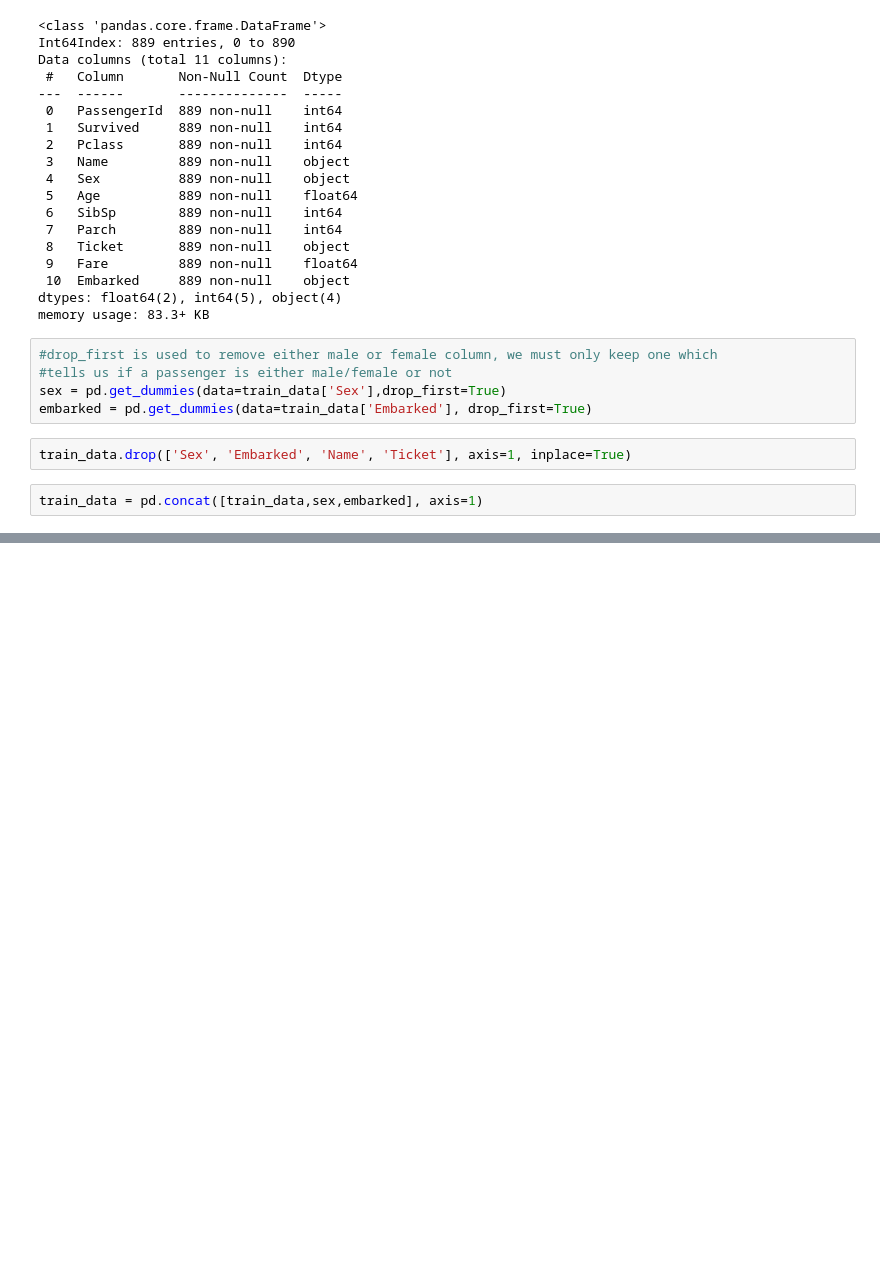
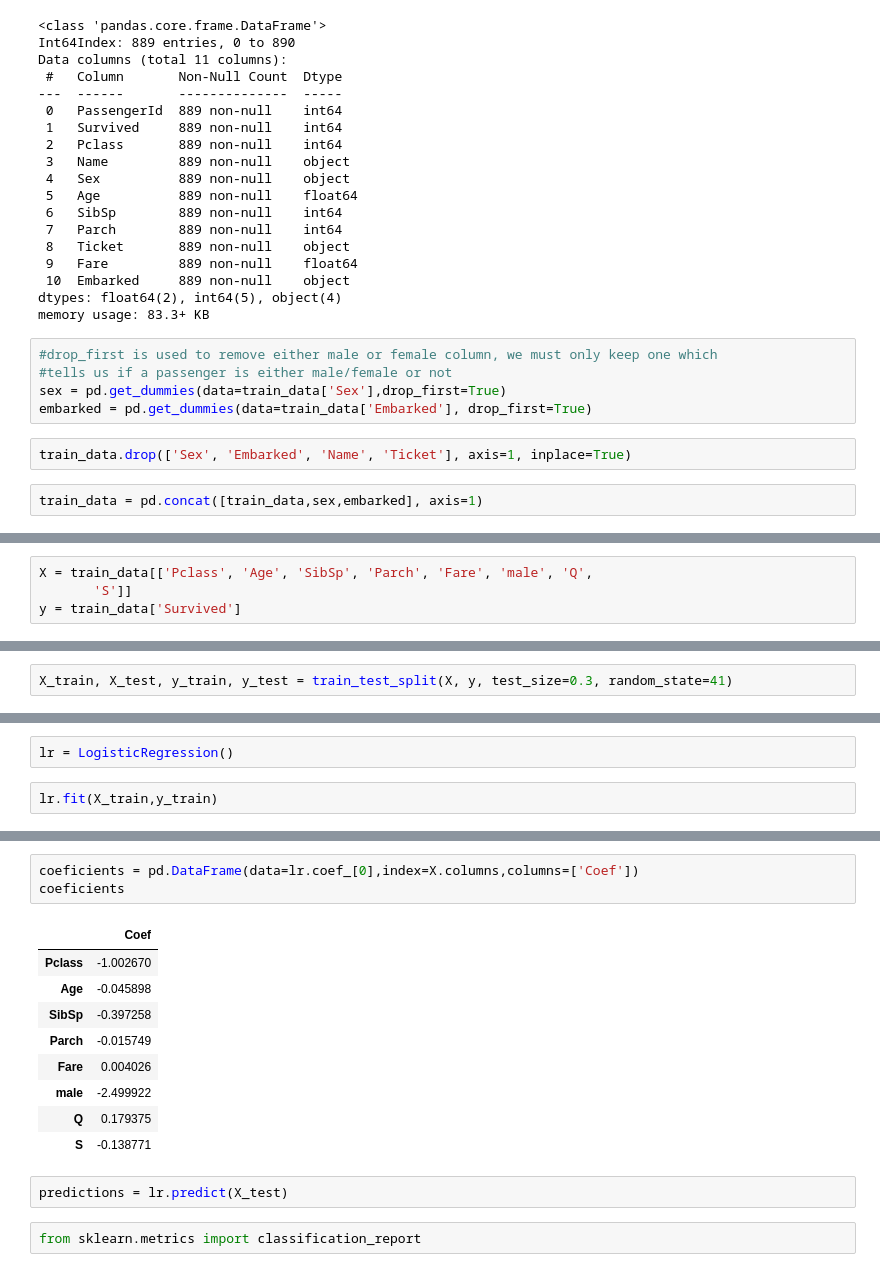
Before and after one commit to OhGreat/Machine-Learning, a Jupyter notebook: Logistic Regression Examples/titanic_dataset.ipynb, the cells around one changed output, grey strips where cells are left out. Cells and saved outputs as stored; diff of their text form; blank space fills up the shorter version.

```diff
--- a/Logistic Regression Examples/titanic_dataset.ipynb
+++ b/Logistic Regression Examples/titanic_dataset.ipynb
@@ -170,0 +183,4 @@ NameError: name 'train' is not defined
+# %%
+X = train_data[['Pclass', 'Age', 'SibSp', 'Parch', 'Fare', 'male', 'Q',
+       'S']]
+y = train_data['Survived']
@@ -170,0 +189,2 @@ NameError: name 'train' is not defined
+# %%
+X_train, X_test, y_train, y_test = train_test_split(X, y, test_size=0.3, random_state=41)
@@ -170,0 +193,4 @@ NameError: name 'train' is not defined
+# %%
+lr = LogisticRegression()
+# %%
+lr.fit(X_train,y_train)
@@ -170,0 +210,17 @@ NameError: name 'train' is not defined
+# %%
+coeficients = pd.DataFrame(data=lr.coef_[0],index=X.columns,columns=['Coef'])
+coeficients
+# %% [output]
+|  | Coef |
+| Pclass | -1.002670 |
+| Age | -0.045898 |
+| SibSp | -0.397258 |
+| Parch | -0.015749 |
+| Fare | 0.004026 |
+| male | -2.499922 |
+| Q | 0.179375 |
+| S | -0.138771 |
+# %%
+predictions = lr.predict(X_test)
+# %%
+from sklearn.metrics import classification_report
```
Also changed, not shown: parts of 6 cells of this notebook.
